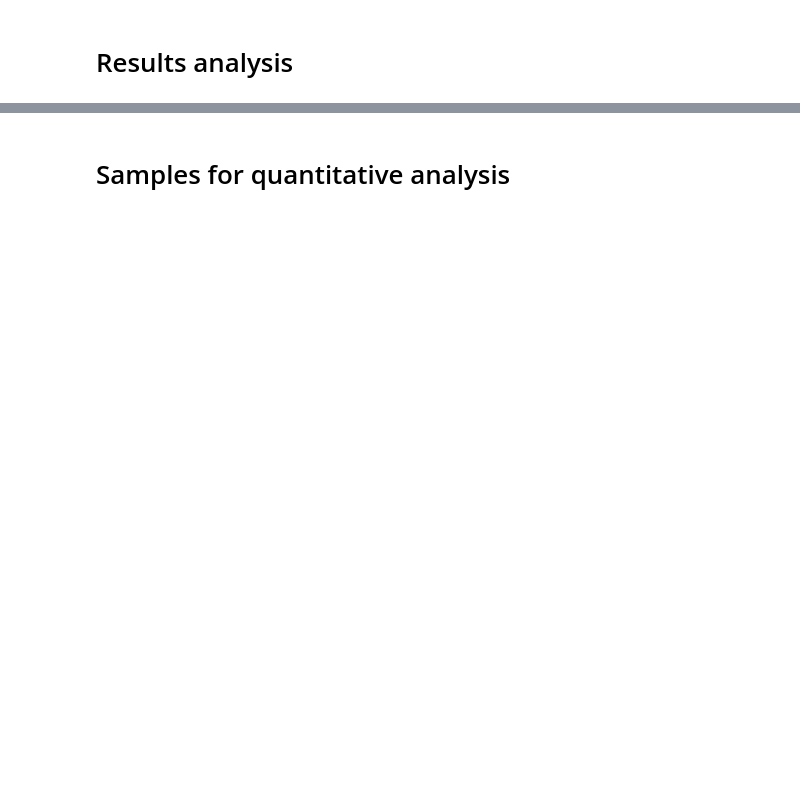
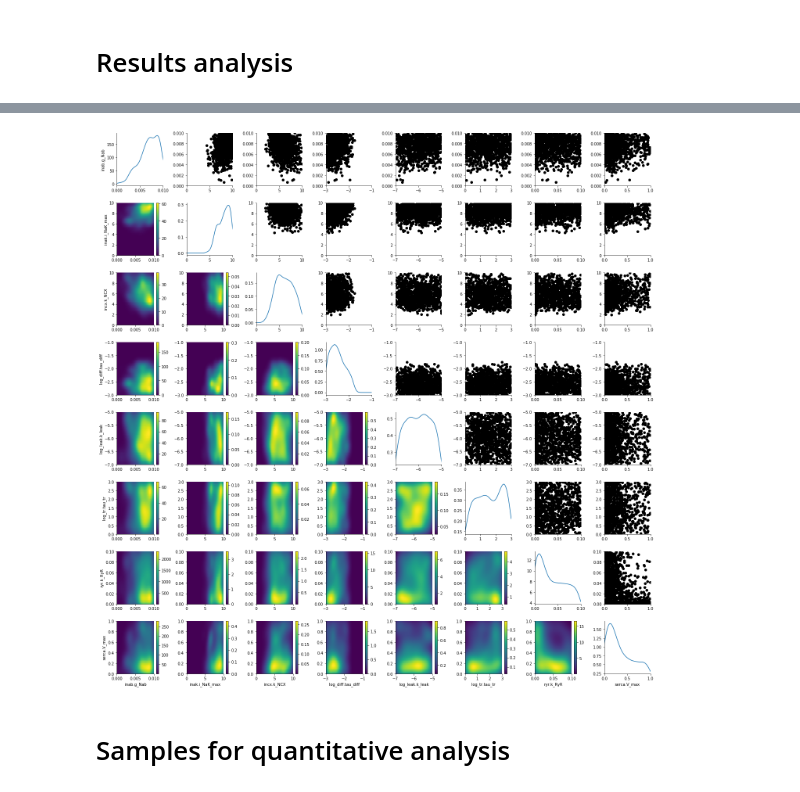
Before and after one commit to charleshouston/ion-channel-ABC, a Jupyter notebook: docs/examples/hl1/hl1-whole_cell.ipynb, the cells around one changed output, grey strips where cells are left out. Drawn from its saved outputs; the diff is of its cells as text; code cells hidden in the pictures; blank space fills up the shorter version.

```diff
--- a/docs/examples/hl1/hl1-whole_cell.ipynb
+++ b/docs/examples/hl1/hl1-whole_cell.ipynb
@@ -73,6 +80,8 @@ limits = {#'cell.V_SR': (0, 0.1), # volume of sarcoplasmic reticulum
           #'calcium.Buf_tot': (0, 1e2), # calcium buffering in cytosol
           #'calcium.Km_Buf': (0, 10), # calcium buffer in cytosol (Km)
           #'ical.k_fCass': (0, 10), # steady-state calcium current
+          'ical.Km_fCa': (0, 1.), # ical calcium dissociation constant (uM)
+          'log_ical.a_fCa': (-3, -1), # ical calcium dissociation rate (ms^-1)
          }
 prior = Distribution(**{key: RV("uniform", a, b - a)
                         for key, (a,b) in limits.items()})
@@ -189,6 +219,8 @@ df.describe()
 # %%
-from ionchannelABC import plot_parameters_kde
-g = plot_parameters_kde(df, w, limits, aspect=12,height=0.6)
+from ionchannelABC.visualization import plot_kde_matrix_custom
+g = plot_kde_matrix_custom(df, w, limits=limits)
+# %% [output]
+[figure, added]
 # %% [markdown]
 # Samples for quantitative analysis
 # %%
```
Also changed, not shown: parts of 38 cells of this notebook, 1 other file.
